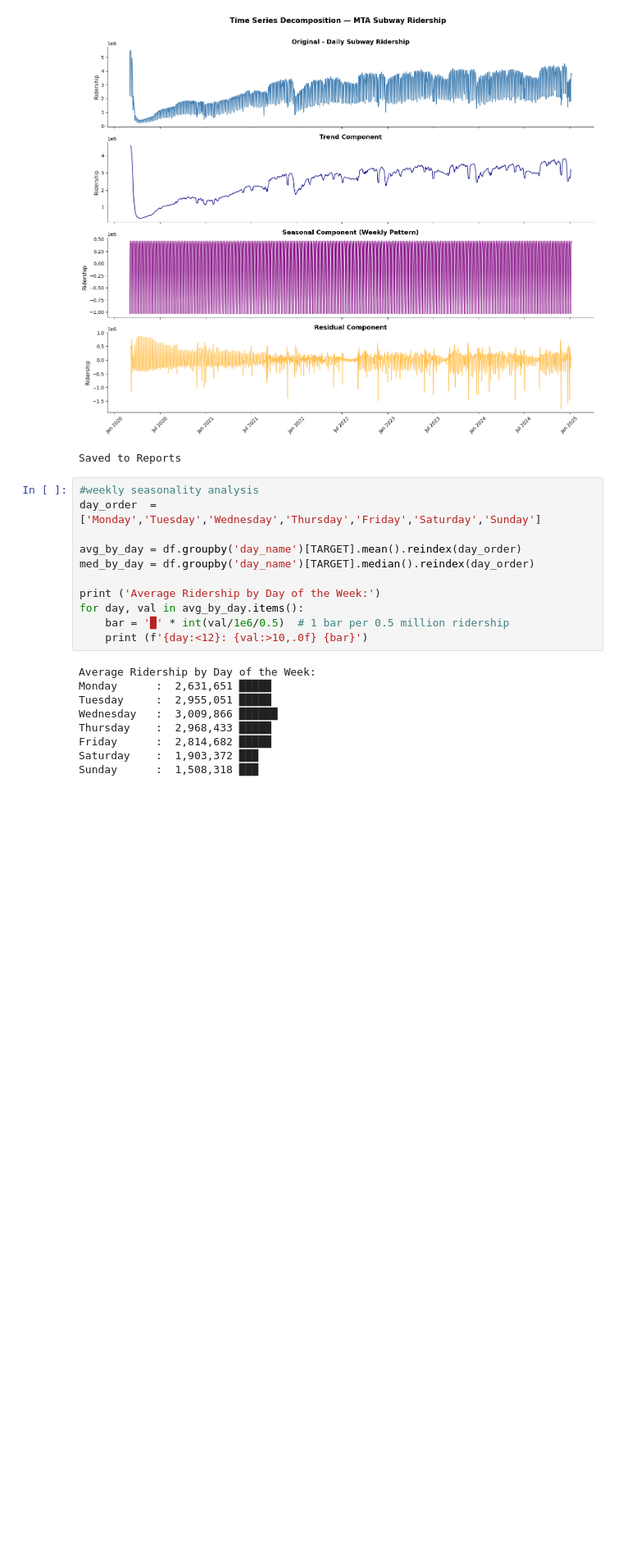
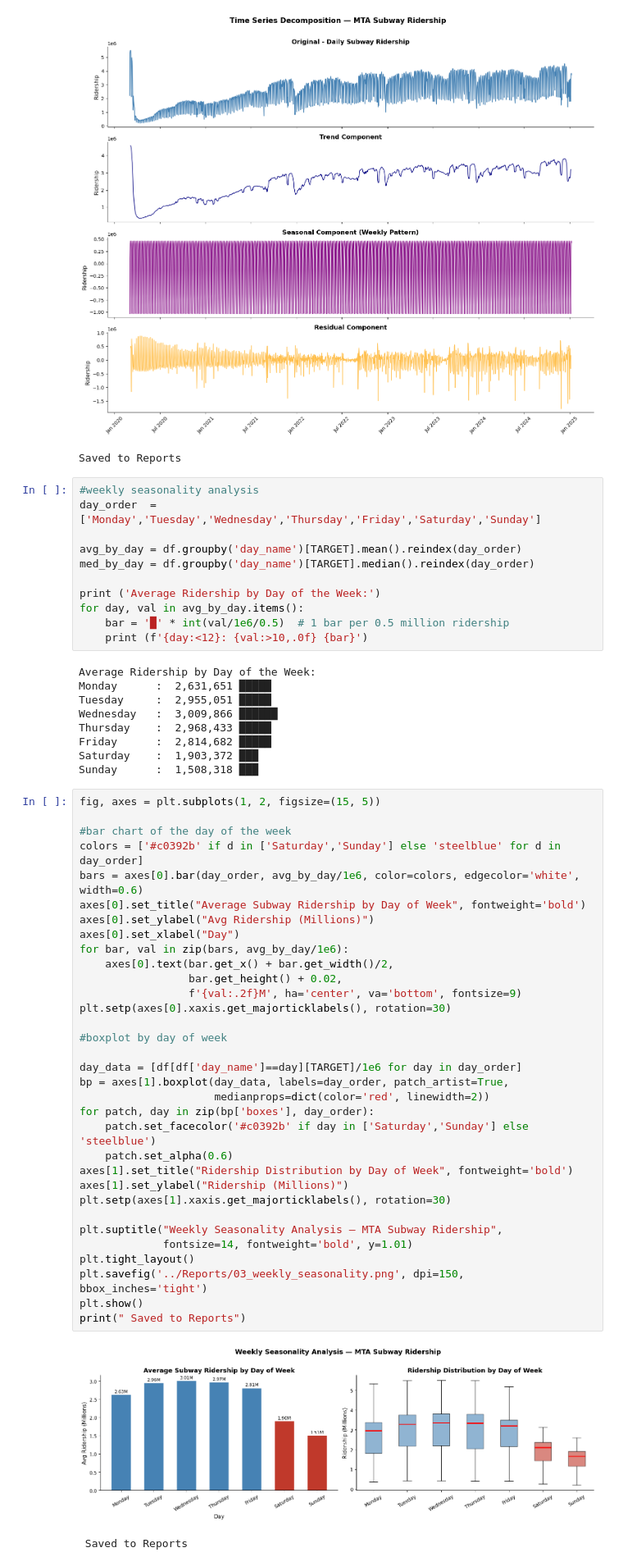
Before and after one commit to parasj17/MumbaiMobilityIQ, a Jupyter notebook: Notebooks/03_eda.ipynb, the cells around one changed output. Shown at 82% size. Saved outputs shown, nothing was run; the diff lists cells and outputs as text; blank space fills up the shorter version.

```diff
--- a/Notebooks/03_eda.ipynb
+++ b/Notebooks/03_eda.ipynb
@@ -192,3 +192,39 @@ Thursday    :  2,968,433 █████
 Friday      :  2,814,682 █████
 Saturday    :  1,903,372 ███
 Sunday      :  1,508,318 ███
+# %%
+fig, axes = plt.subplots(1, 2, figsize=(15, 5))
+
+#bar chart of the day of the week
+colors = ['#c0392b' if d in ['Saturday','Sunday'] else 'steelblue' for d in day_order]
+bars = axes[0].bar(day_order, avg_by_day/1e6, color=colors, edgecolor='white', width=0.6)
+axes[0].set_title("Average Subway Ridership by Day of Week", fontweight='bold')
+axes[0].set_ylabel("Avg Ridership (Millions)")
+axes[0].set_xlabel("Day")
+for bar, val in zip(bars, avg_by_day/1e6):
+    axes[0].text(bar.get_x() + bar.get_width()/2,
+                 bar.get_height() + 0.02,
+                 f'{val:.2f}M', ha='center', va='bottom', fontsize=9)
+plt.setp(axes[0].xaxis.get_majorticklabels(), rotation=30)
+
+#boxplot by day of week
+
+day_data = [df[df['day_name']==day][TARGET]/1e6 for day in day_order]
+bp = axes[1].boxplot(day_data, labels=day_order, patch_artist=True,
+                     medianprops=dict(color='red', linewidth=2))
+for patch, day in zip(bp['boxes'], day_order):
+    patch.set_facecolor('#c0392b' if day in ['Saturday','Sunday'] else 'steelblue')
+    patch.set_alpha(0.6)
+axes[1].set_title("Ridership Distribution by Day of Week", fontweight='bold')
+axes[1].set_ylabel("Ridership (Millions)")
+plt.setp(axes[1].xaxis.get_majorticklabels(), rotation=30)
+
+plt.suptitle("Weekly Seasonality Analysis — MTA Subway Ridership",
+             fontsize=14, fontweight='bold', y=1.01)
+plt.tight_layout()
+plt.savefig('../Reports/03_weekly_seasonality.png', dpi=150, bbox_inches='tight')
+plt.show()
+print(" Saved to Reports")
+# %% [output]
+[figure, added]
+ Saved to Reports
```
